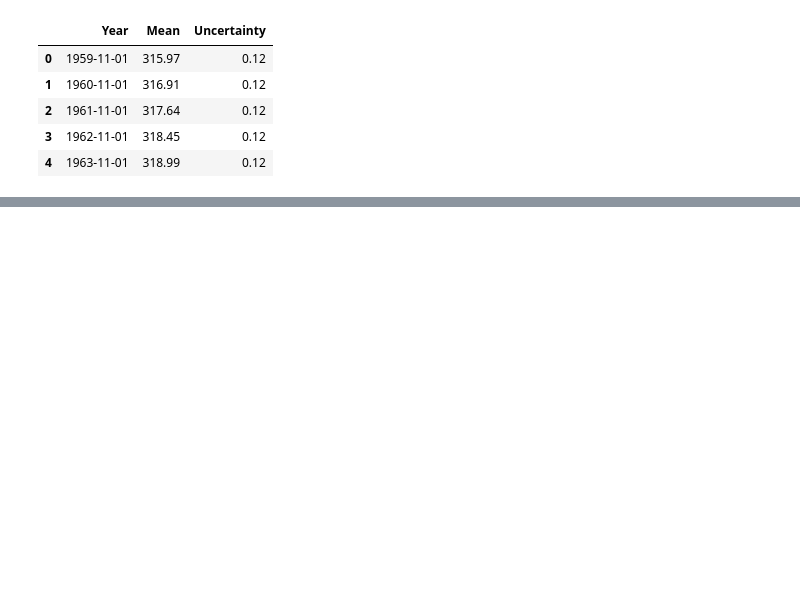
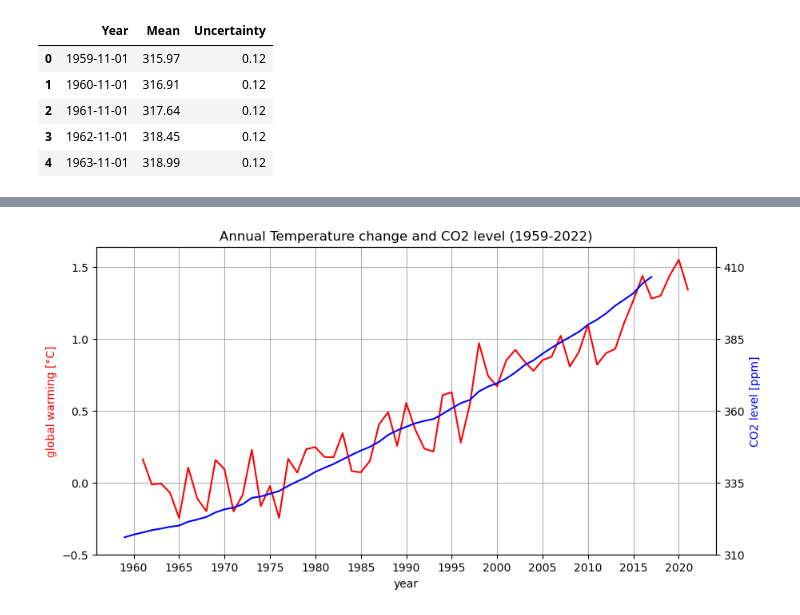
Before and after one commit to com-480-data-visualization/project-2023-la-compagnie, a Jupyter notebook: co2/CO2_level.ipynb, the cells around one changed output, grey strips where cells are left out. Saved outputs shown, nothing was run; the diff lists cells and outputs as text; code cells hidden in the pictures; blank space fills up the shorter version.

```diff
--- a/co2/CO2_level.ipynb
+++ b/co2/CO2_level.ipynb
@@ -30,0 +75,21 @@ plt.show()
+# %%
+fig, ax1 = plt.subplots(figsize=(10, 5))
+ax1.plot(x_data, y_data, color='red')
+ax1.set_xlabel('year')
+ax1.set_ylabel('global warming [°C]', color='red')
+ax1.tick_params(axis='y')
+ax1.set_xticks(np.arange(min(x_data)-1, max(x_data)+1, 5.0))
+ax1.set_yticks(np.arange(-0.5, 2, 0.5))
+ax1.set_title('Annual Temperature change and CO2 level (1959-2022)')
+ax1.grid()
+ax2 = ax1.twinx()
+ax2.plot(y, co2, color='blue')
+ax2.set_ylabel('CO2 level [ppm]', color='blue')
+ax2.tick_params(axis='y')
+ax2.set_ylim([int(min(co2)-5), int(max(co2)+11)])
+ax2.set_yticks(np.arange(int(min(co2)-5), int(max(co2)+11), 25.0))
+
+plt.savefig('co2_and_temp.png', dpi=300)
+plt.show()
+# %% [output]
+[figure, added]
```
Also changed, not shown: parts of 4 cells of this notebook, 3 other files.
